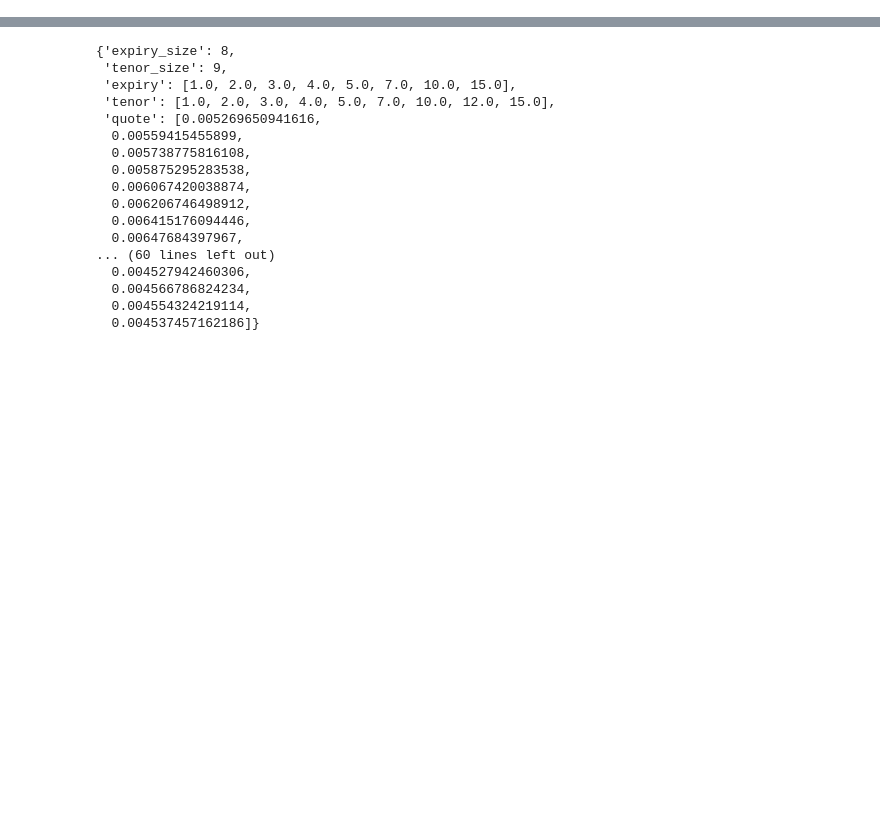
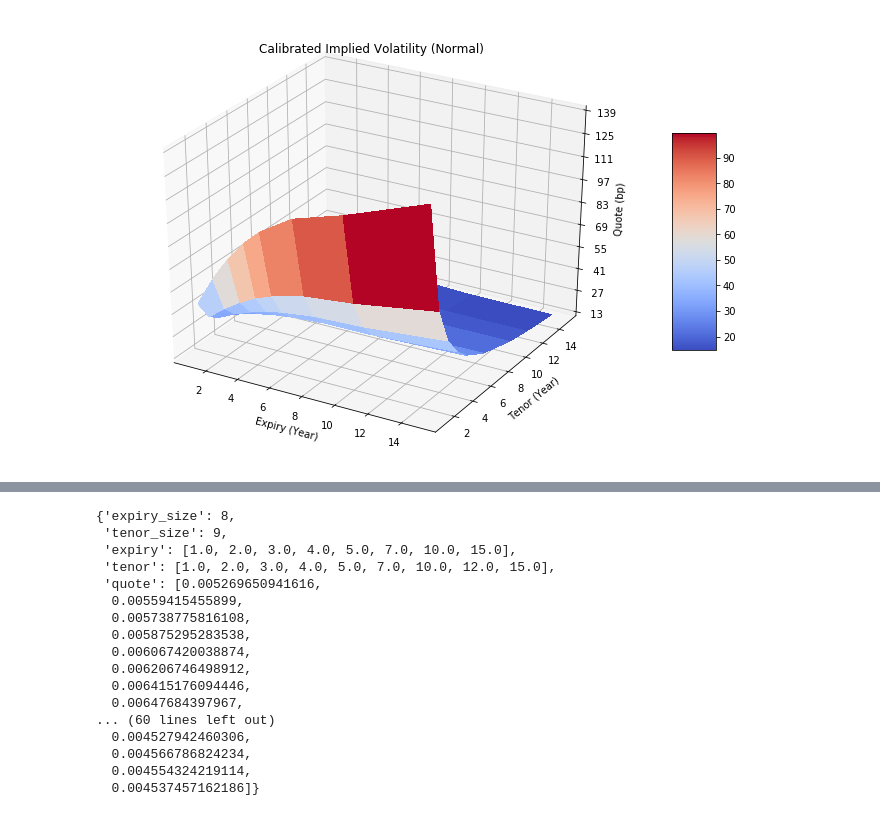
Before and after one commit to RWTHsniper/projects, a Jupyter notebook: practices/quant/quantlib/Hagan/python_code/MC_swaption.ipynb, the cells around one changed output, grey strips where cells are left out. Saved outputs shown, nothing was run; the diff lists cells and outputs as text; code cells hidden in the pictures; blank space fills up the shorter version.

```diff
--- a/practices/quant/quantlib/Hagan/python_code/MC_swaption.ipynb
+++ b/practices/quant/quantlib/Hagan/python_code/MC_swaption.ipynb
@@ -52,0 +69,32 @@ computed_vol
+# %%
+fig, ax = plt.subplots(subplot_kw={"projection": "3d"}, figsize=(12, 8))
+X = computed_vol['expiry']
+Y = computed_vol['tenor']
+# X = computed_vol['tenor']
+# Y = computed_vol['expiry']
+X, Y = np.meshgrid(X, Y) # shape =  len(Y), len(x)
+Z_computed = np.array(computed_vol['quote']).reshape(computed_vol['expiry_size'], computed_vol['tenor_size'], order='F')
+# Z = np.array(computed_vol['quote']).reshape(computed_vol['tenor_size'], computed_vol['expiry_size'])
+Z_computed = Z_computed.transpose()
+Z_computed *= 1e4 # (bp)
+
+# Plot the surface.
+surf = ax.plot_surface(X, Y, Z_computed, cmap=cm.coolwarm,
+                       linewidth=0, antialiased=False)
+
+# Customize the z axis.
+ax.set_zlim(Z_computed.min(), Z_computed.max())
+ax.zaxis.set_major_locator(LinearLocator(10))
+# A StrMethodFormatter is used automatically
+ax.zaxis.set_major_formatter(FormatStrFormatter('%4.0d'))
+ax.set_xlabel('Expiry (Year)')
+ax.set_ylabel('Tenor (Year)')
+ax.set_zlabel('Quote (bp)')
+ax.set_title('Calibrated Implied Volatility (Normal)')
+
+# Add a color bar which maps values to colors.
+fig.colorbar(surf, shrink=0.5, aspect=5)
+
+plt.show()
+# %% [output]
+[figure, added]
```
Also changed, not shown: parts of 15 cells of this notebook, 11 other files.
